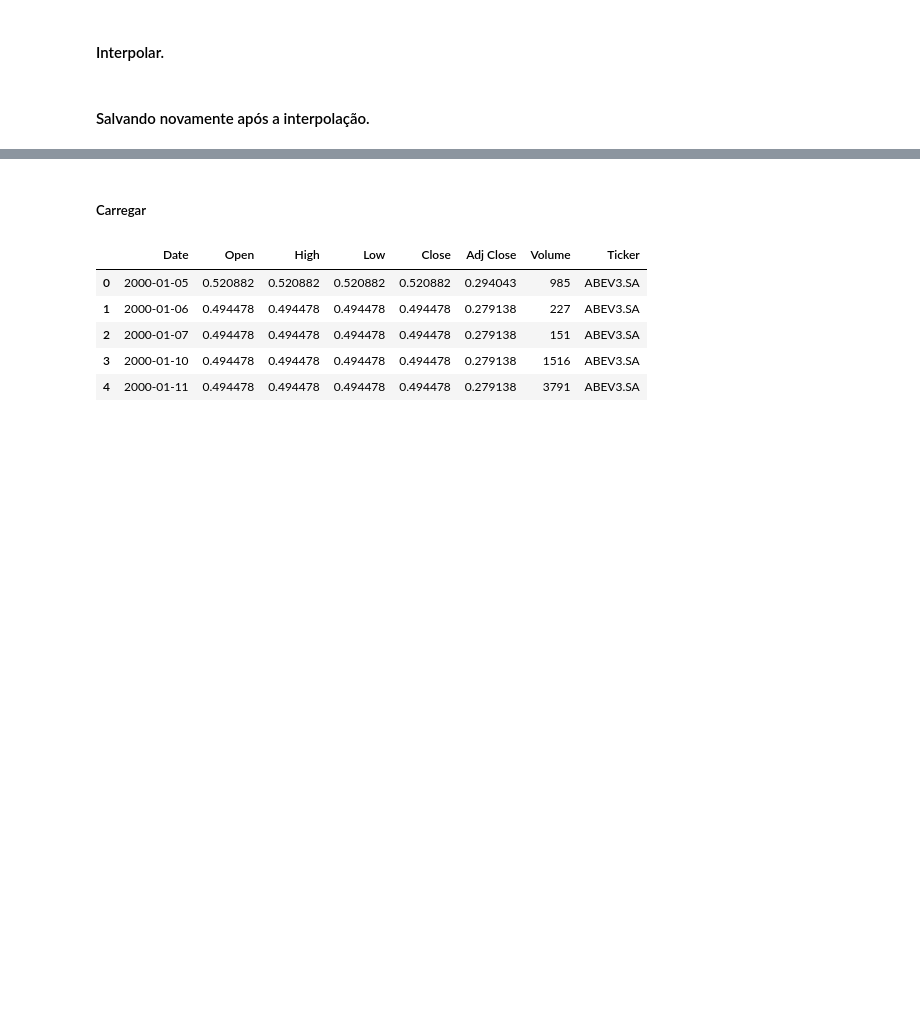
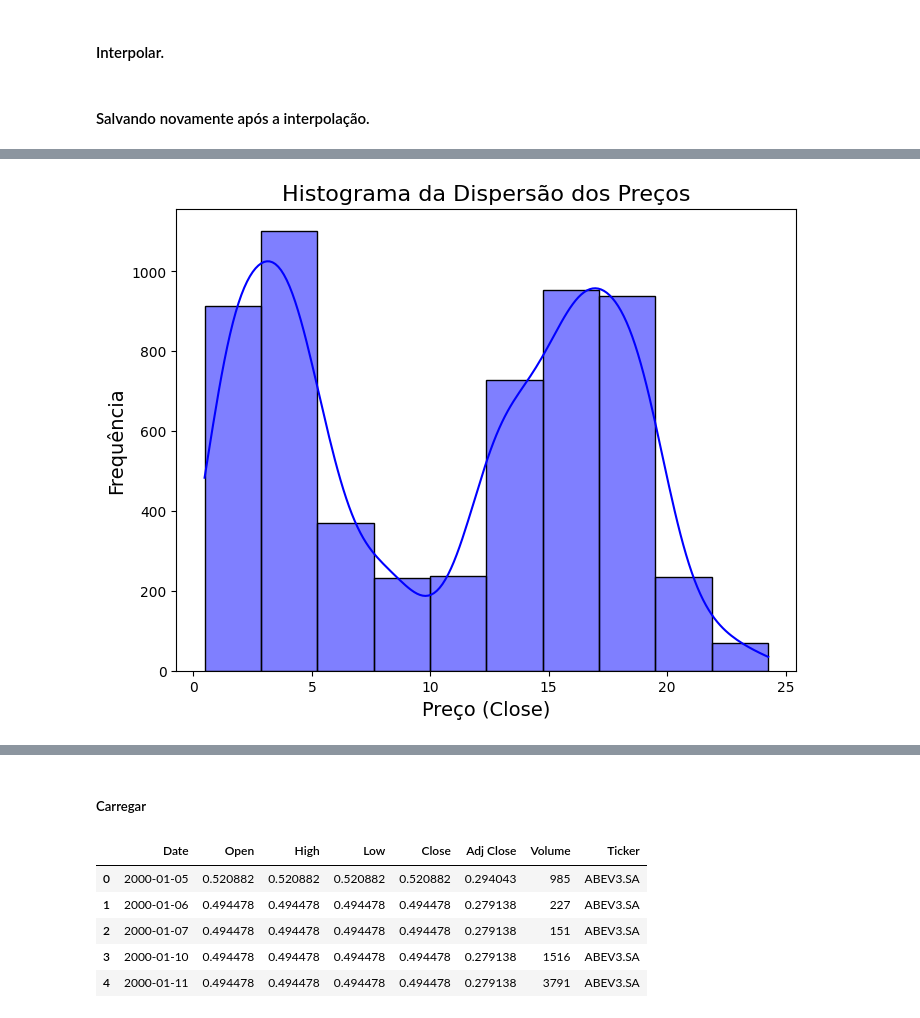
Before and after one commit to Bruno-Santana-Eco/TCC_Machine_learning, a Jupyter notebook: Coleta_Dados_Acoes.ipynb, the cells around one changed output, grey strips where cells are left out. Cells and saved outputs as stored; diff of their text form; code cells hidden in the pictures; blank space fills up the shorter version.

```diff
--- a/Coleta_Dados_Acoes.ipynb
+++ b/Coleta_Dados_Acoes.ipynb
@@ -468,0 +530,4 @@ all_data.to_excel("C:/Users/Samsung/Documents/GitHub-Datas/TCC_Machine_Learning/
+# %%
+# Remover linhas com Volume igual a 0 do DataFrame "Ambev"
+Ambev = Ambev[Ambev['Close'] != 0]
+Ambev.head()
@@ -468,0 +603,28 @@ all_data.to_excel("C:/Users/Samsung/Documents/GitHub-Datas/TCC_Machine_Learning/
+# %%
+import pandas as pd
+
+# Supondo que Ambev seja o seu DataFrame
+# Certifique-se de que a coluna 'Date' esteja no formato datetime
+Ambev['Date'] = pd.to_datetime(Ambev['Date'])
+
+# 1. Ordenar o DataFrame por 'Date'
+Ambev = Ambev.sort_values(by='Date')
+
+# 2. Criar uma máscara para verificar valores de 'Close' repetidos em intervalos de 3 dias
+mask_3_days = pd.Series(False, index=Ambev.index)  # Inicializa uma máscara com False
+
+# 3. Iterar sobre o DataFrame para verificar valores repetidos de 'Close' a cada 3 dias
+for i in range(len(Ambev) - 3):  # Verifica até 3 dias antes do final do DataFrame
+    if Ambev['Close'].iloc[i] == Ambev['Close'].iloc[i + 3]:
+        # Se houver repetição do valor de 'Close' a cada 3 dias, marcar as linhas envolvidas
+        mask_3_days.iloc[i] = True
+        mask_3_days.iloc[i + 3] = True
+
+# 4. Filtrar os valores repetidos de 'Close', mantendo apenas o primeiro
+Ambev['mask'] = mask_3_days
+
+# 5. Remover as linhas repetidas de 'Close', mantendo apenas a primeira ocorrência
+Ambev = Ambev[~(Ambev['mask'] & Ambev.duplicated(subset=['Close'], keep='first'))]
+
+# Exibir informações do DataFrame após as modificações
+Ambev.info()
@@ -468,0 +650,14 @@ all_data.to_excel("C:/Users/Samsung/Documents/GitHub-Datas/TCC_Machine_Learning/
+# %%
+import seaborn as sns
+import matplotlib.pyplot as plt
+import pandas as pd
+
+# Criando o histograma com seaborn
+plt.figure(figsize=(8, 6))
+sns.histplot(Ambev['Close'], bins=10, kde=True, color='blue')
+plt.title('Histograma da Dispersão dos Preços', fontsize=16)
+plt.xlabel('Preço (Close)', fontsize=14)
+plt.ylabel('Frequência', fontsize=14)
+plt.show()
+# %% [output]
+[figure, added]
```
Also changed, not shown: parts of 24 cells of this notebook, 1 other file.
